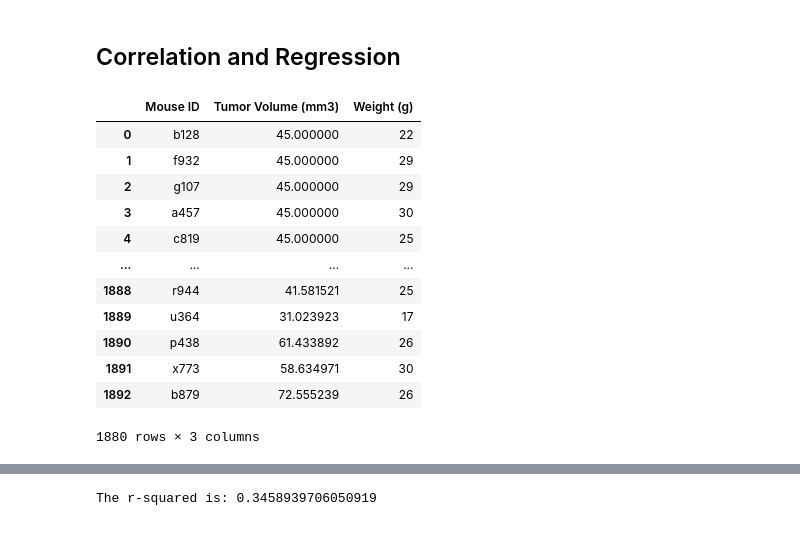
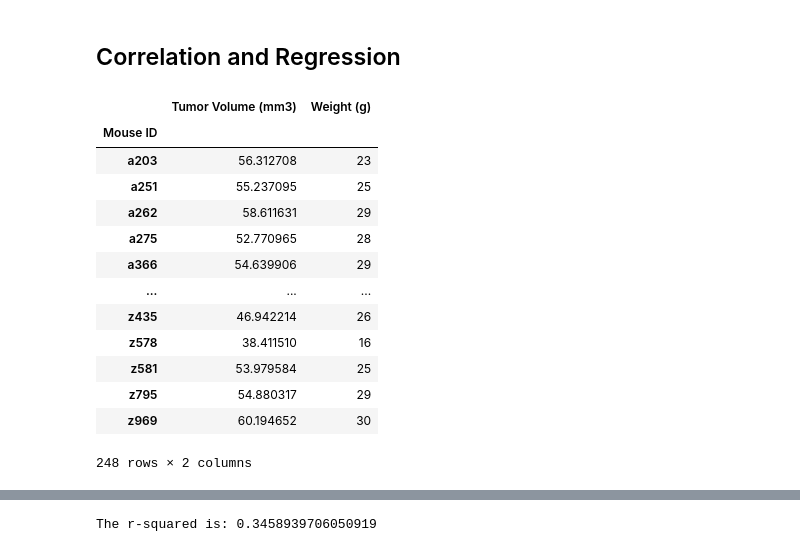
Before and after one commit to jhurley684/05-matplotlib-Pymaceuticals, a Jupyter notebook: Instructions/Pymaceuticals/pymaceuticals_starter.ipynb, the cells around one changed output, grey strips where cells are left out. Saved outputs shown, nothing was run; the diff lists cells and outputs as text; code cells hidden in the pictures.

Commit message:
includes mean for regression

```diff
--- a/Instructions/Pymaceuticals/pymaceuticals_starter.ipynb
+++ b/Instructions/Pymaceuticals/pymaceuticals_starter.ipynb
@@ -417,19 +417,22 @@ plt.show()
 # %%
 # Calculate the correlation coefficient and linear regression model
 # for mouse weight and average tumor volume for the Capomulin regimen
 merge_mice_wt = merge_mice[['Mouse ID','Tumor Volume (mm3)','Weight (g)']]
-merge_mice_wt
+# merge_mice_wt
+tumor_mean = merge_mice_wt.groupby('Mouse ID')[('Tumor Volume (mm3)','Weight (g)')].mean()
+tumor_mean
 # %% [output]
-|  | Mouse ID | Tumor Volume (mm3) | Weight (g) |
-| 0 | b128 | 45.000000 | 22 |
-| 1 | f932 | 45.000000 | 29 |
-| 2 | g107 | 45.000000 | 29 |
-| 3 | a457 | 45.000000 | 30 |
-| 4 | c819 | 45.000000 | 25 |
-| ... | ... | ... | ... |
-| 1888 | r944 | 41.581521 | 25 |
-| 1889 | u364 | 31.023923 | 17 |
-| 1890 | p438 | 61.433892 | 26 |
-| 1891 | x773 | 58.634971 | 30 |
-| 1892 | b879 | 72.555239 | 26 |
+|  | Tumor Volume (mm3) | Weight (g) |
+| Mouse ID |  |  |
+| a203 | 56.312708 | 23 |
+| a251 | 55.237095 | 25 |
+| a262 | 58.611631 | 29 |
+| a275 | 52.770965 | 28 |
+| a366 | 54.639906 | 29 |
+| ... | ... | ... |
+| z435 | 46.942214 | 26 |
+| z578 | 38.411510 | 16 |
+| z581 | 53.979584 | 25 |
+| z795 | 54.880317 | 29 |
+| z969 | 60.194652 | 30 |
-1880 rows × 3 columns
+248 rows × 2 columns
```
Also changed, not shown: parts of 1 cell of this notebook.
